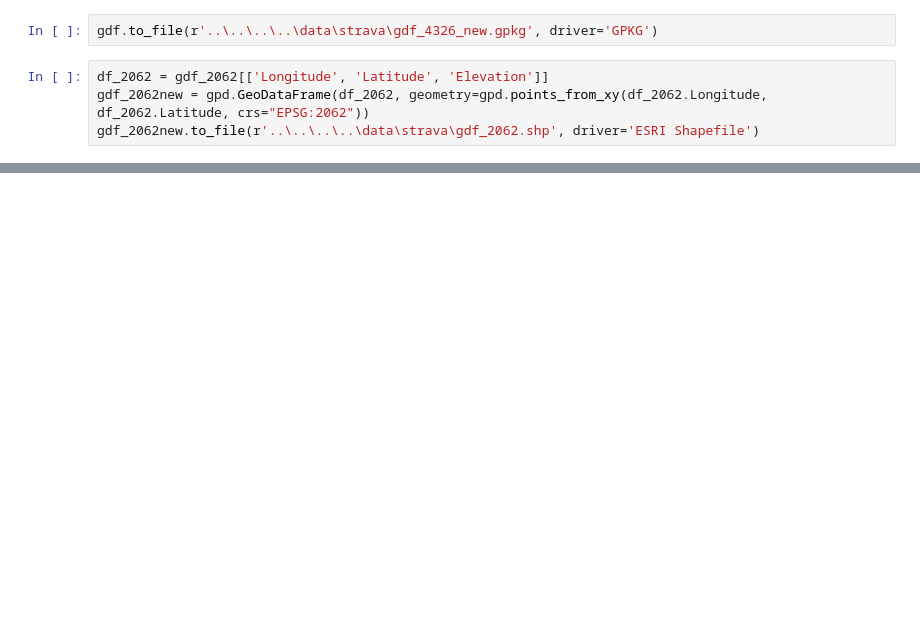
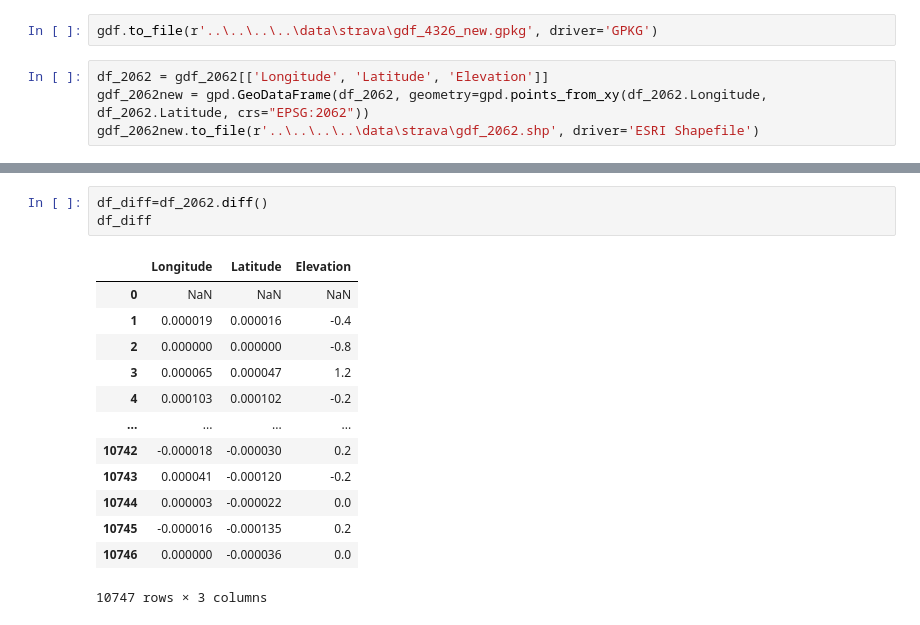
Before and after one commit to acgis-pera0044/gis4207-week02, a Jupyter notebook: LizanP_ShrutiJ/gpx_analysis.ipynb, the cells around one changed output, grey strips where cells are left out. Cells and saved outputs as stored; diff of their text form; blank space fills up the shorter version.

```diff
--- a/LizanP_ShrutiJ/gpx_analysis.ipynb
+++ b/LizanP_ShrutiJ/gpx_analysis.ipynb
@@ -87,0 +133,17 @@ gdf_2062new.to_file(r'..\..\..\..\data\strava\gdf_2062.shp', driver='ESRI Shapef
+# %%
+df_diff=df_2062.diff()
+df_diff
+# %% [output]
+|  | Longitude | Latitude | Elevation |
+| 0 | NaN | NaN | NaN |
+| 1 | 0.000019 | 0.000016 | -0.4 |
+| 2 | 0.000000 | 0.000000 | -0.8 |
+| 3 | 0.000065 | 0.000047 | 1.2 |
+| 4 | 0.000103 | 0.000102 | -0.2 |
+| ... | ... | ... | ... |
+| 10742 | -0.000018 | -0.000030 | 0.2 |
+| 10743 | 0.000041 | -0.000120 | -0.2 |
+| 10744 | 0.000003 | -0.000022 | 0.0 |
+| 10745 | -0.000016 | -0.000135 | 0.2 |
+| 10746 | 0.000000 | -0.000036 | 0.0 |
+10747 rows × 3 columns
```
Also changed, not shown: parts of 6 cells of this notebook.
